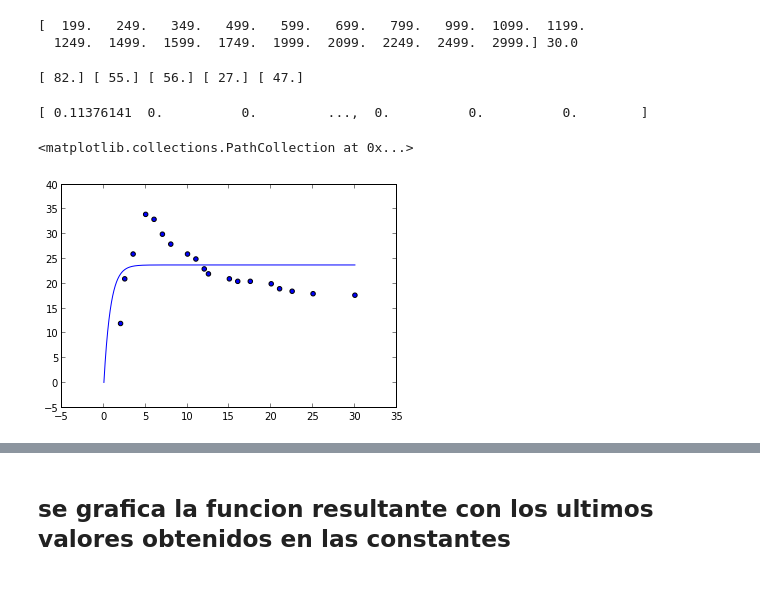
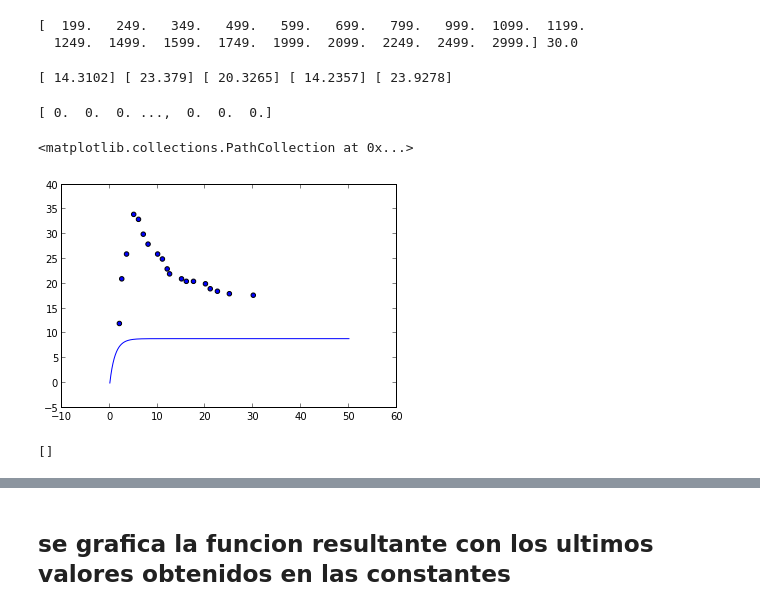
Before and after one commit to daniel-lozano/tarea8, a Jupyter notebook: ctes.ipynb, the cells around one changed output, grey strips where cells are left out. Drawn from its saved outputs; the diff is of its cells as text; code cells hidden in the pictures.

```diff
--- a/ctes.ipynb
+++ b/ctes.ipynb
@@ -60,9 +60,8 @@ posiciones=[]
 t=[]
 
 #tiempo total, numero de constantes a trabajar, iteraciones que se  haran para hallar las constantes, paso
-Tmax=3000
+Tmax=5000
 numConst=5
-iteraciones=10000
 h=0.01
 
 
@@ -115,14 +114,14 @@ P=[]
 #So=append(So,random.random())
 #Km1=append(Km1,random.random())
 #Km2=append(Km2,random.random())
-alpha=append(alpha,82)
-beta=append(beta,55)
-So=append(So,56)
-Km1=append(Km1,27)
-Km2=append(Km2,47)
+alpha=append(alpha,14.3102)
+beta=append(beta,23.3790)
+Km1=append(Km1,14.2357)
+Km2=append(Km2,23.9278)
+So=append(So,20.3265)
 print alpha,beta,So,Km1,Km2
 # %% [output]
-[ 82.] [ 55.] [ 56.] [ 27.] [ 47.]
+[ 14.3102] [ 23.379] [ 20.3265] [ 14.2357] [ 23.9278]
 # %%
 #arreglo que se llenara con el P solucion
 P=np.zeros(Tmax)
@@ -132,20 +131,26 @@ Pviejo=np.zeros(Tmax)
 Pteo=np.zeros(size(Pobs))
 Pteoviejo=np.zeros(size(Pobs))
 #se llena el primer punto con
-P[0]=random.random()
+P[0]=0
 Pviejo[0]=P[0]
 print P
 # %% [output]
-[ 0.11376141  0.          0.         ...,  0.          0.          0.        ]
+[ 0.  0.  0. ...,  0.  0.  0.]
 # %%
 for j in range(1,Tmax):
     #se soluciona P con los valores aleatorios
     #sol=rungekutta(Pviejo[j-1],h,alpha[0],beta[0],Km1[0],Km2[0],So[0])
-    sol=rungekutta(Pviejo[j-1],h,82,40,60,50,35)
+    sol=rungekutta(Pviejo[j-1],h,14.3102,23.3790,14.2357,23.9278,20.3265)
     Pviejo[j]=sol
 plot(t,Pviejo)
 scatter(x,Pobs)
 # %% [output]
 <matplotlib.collections.PathCollection at 0x...>
-[figure, old version]
+[figure, new version]
+# %%
+iteraciones=2000
+x2=empty(0)
+print x2
+# %% [output]
+[]
 # %%
```
Also changed, not shown: parts of 10 cells of this notebook.
